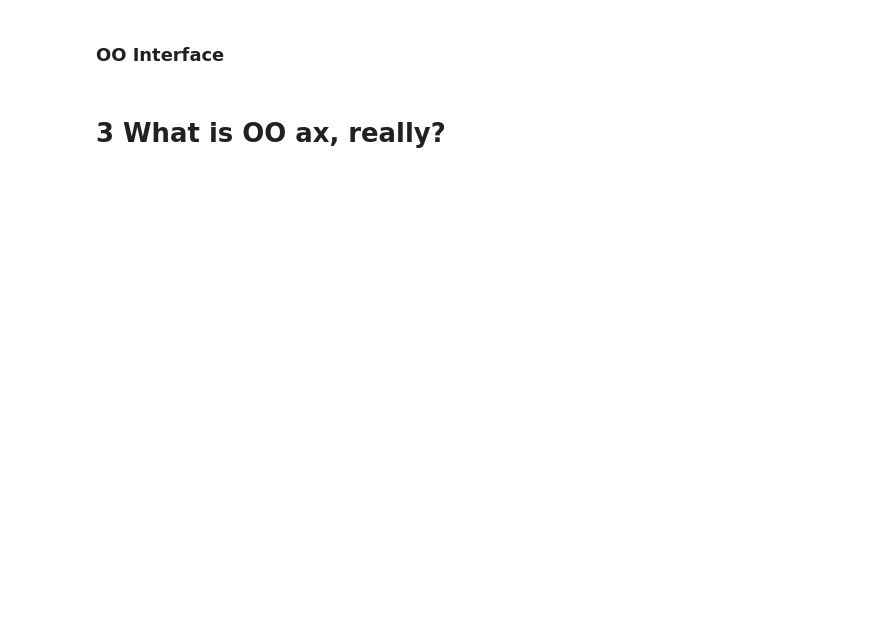
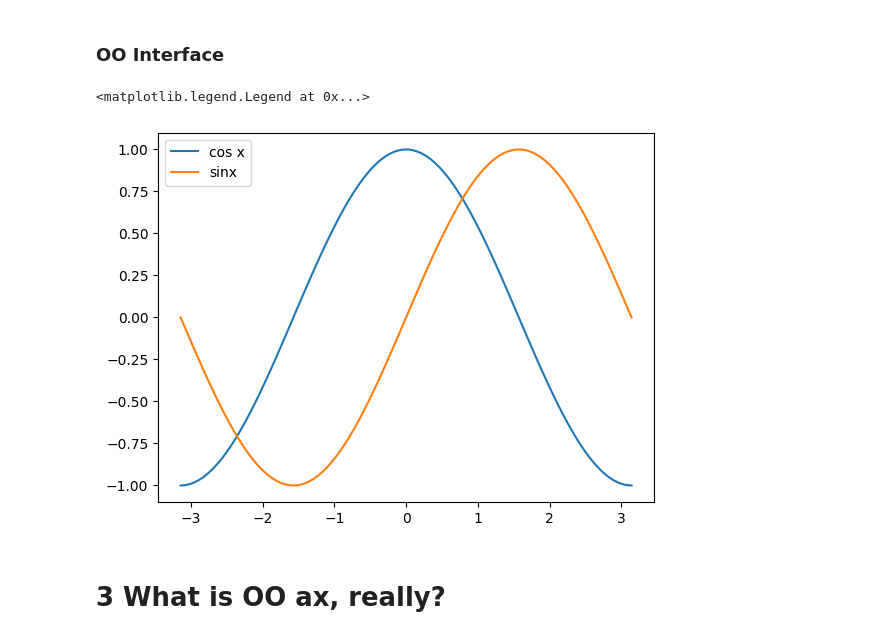
Before and after one commit to SPS-SP2273/learning-portfolio-joannejyyy, a Jupyter notebook: 7.1_plotting/plotting_(good).ipynb, the cells around one changed output. Drawn from its saved outputs; the diff is of its cells as text; code cells hidden in the pictures; blank space fills up the shorter version.

```diff
--- a/7.1_plotting/plotting_(good).ipynb
+++ b/7.1_plotting/plotting_(good).ipynb
@@ -19,2 +28,10 @@
+# %%
+fig, ax = plt.subplots(nrows=1, ncols=1)
+ax.plot(x, cos_x, label ='cos x')
+ax.plot(x, sin_x, label ='sinx')
+plt.legend()
+# %% [output]
+<matplotlib.legend.Legend at 0x...>
+[figure, added]
 # %% [markdown]
 # 3 What is OO ax, really?
```
Also changed, not shown: parts of 16 cells of this notebook, 1 other file.
